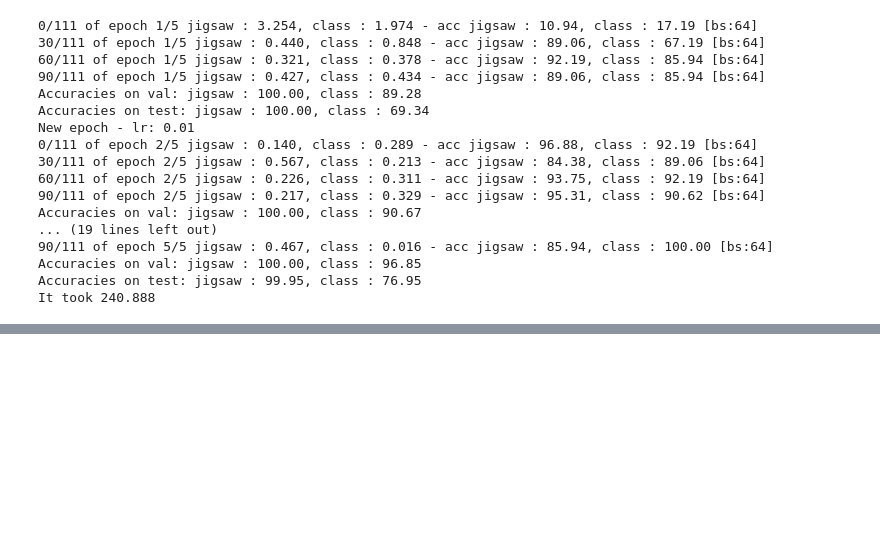
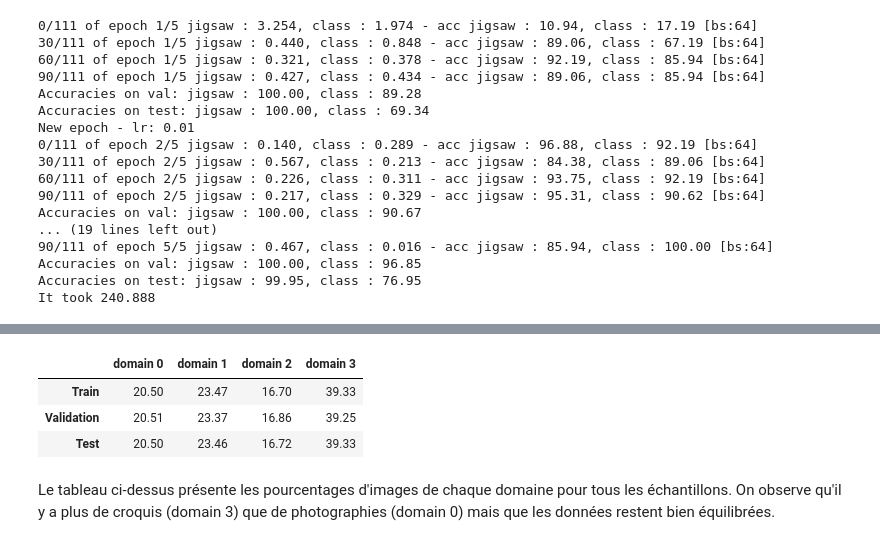
Before and after one commit to LouB-N/JigenDG, a Jupyter notebook: OurNotebook.ipynb, the cells around one changed output, grey strips where cells are left out. Drawn from its saved outputs; the diff is of its cells as text; code cells hidden in the pictures; blank space fills up the shorter version.

```diff
--- a/OurNotebook.ipynb
+++ b/OurNotebook.ipynb
@@ -1236,0 +1372,10 @@ It took 240.888
+# %%
+domains_p=np.array([[round(100*len(df.filter(filter_elem(domain, 'domains')))/len(df),2) for domain in range(4)] for df in [df_train, df_val, df_test]])
+pd.DataFrame(domains_p, columns=['domain {}'.format(i) for i in range(4)], index=['Train', 'Validation', 'Test'])
+# %% [output]
+|  | domain 0 | domain 1 | domain 2 | domain 3 |
+| Train | 20.50 | 23.47 | 16.70 | 39.33 |
+| Validation | 20.51 | 23.37 | 16.86 | 39.25 |
+| Test | 20.50 | 23.46 | 16.72 | 39.33 |
+# %% [markdown]
+Le tableau ci-dessus présente les pourcentages d'images de chaque domaine pour tous les échantillons. On observe qu'il y a plus de croquis (domain 3) que de photographies (domain 0) mais que les données restent bien équilibrées.
```
Also changed, not shown: parts of 29 cells of this notebook.
